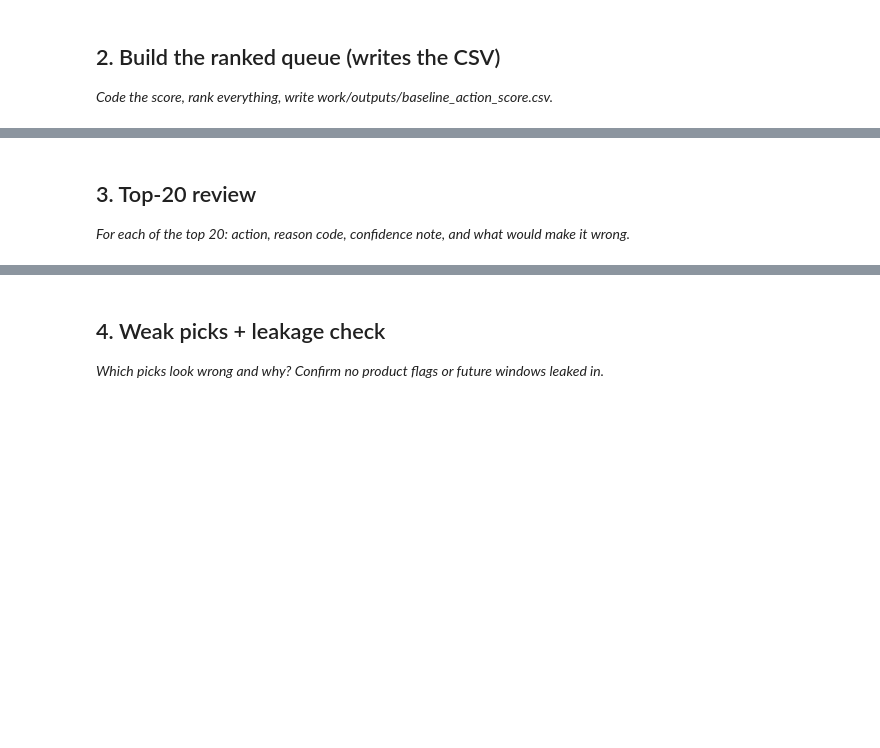
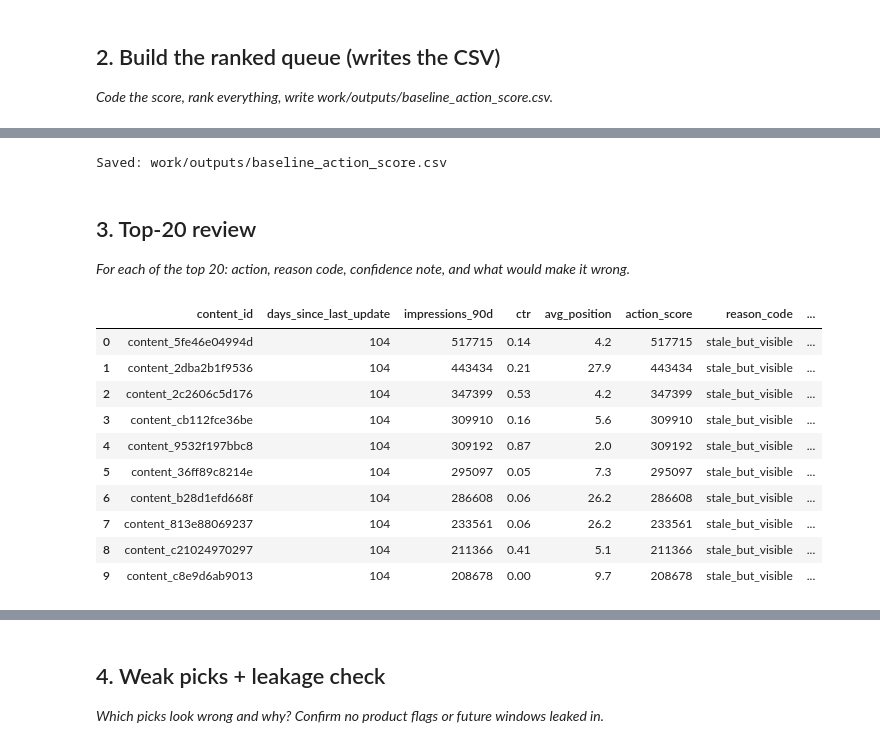
Before and after one commit to aliakhtar1010/search-ranking-ml, a Jupyter notebook: work/notebooks/w04_baseline_score.ipynb, the cells around one changed output, grey strips where cells are left out. Drawn from its saved outputs; the diff is of its cells as text; code cells hidden in the pictures; blank space fills up the shorter version.

Commit message:
build content refresh prioritization baseline

```diff
--- a/work/notebooks/w04_baseline_score.ipynb
+++ b/work/notebooks/w04_baseline_score.ipynb
@@ -15,0 +13,11 @@ This skeleton is yours to fill. Work the sections **in order** — each one has
+# %%
+import pandas as pd
+import numpy as np
+
+DATA_URL = "https://raw.githubusercontent.com/aliakhtar1010/search-ranking-ml/main/data/raw/content_refresh_anonymized.csv"
+
+df = pd.read_csv(DATA_URL)
+
+print("Shape:", df.shape)
+print("\nColumns:")
+print(df.columns.tolist())
@@ -15,0 +29,14 @@ This skeleton is yours to fill. Work the sections **in order** — each one has
+# %%
+# Create the evaluation label.
+# Used ONLY to evaluate our baseline rule — never as an input to the score.
+
+df["is_declining_label"] = (
+    df["trend_direction"].str.lower() == "down"
+).astype(int)
+
+print("Rows:", len(df))
+print("Declining pages:", df["is_declining_label"].sum())
+print("Base decline rate:", round(df["is_declining_label"].mean(), 3))
+
+print("\nTrend direction counts:")
+print(df["trend_direction"].value_counts(dropna=False))
@@ -23,3 +267,24 @@ This skeleton is yours to fill. Work the sections **in order** — each one has
+# %%
+os.makedirs("work/outputs", exist_ok=True)
+
+output_columns = [
+    "content_id",
+    "client_id",
+    "action_score",
+    "reason_code",
+    "action_label",
+    "days_since_last_update",
+    "impressions_90d"
+]
+
+baseline[output_columns].to_csv(
+    "work/outputs/baseline_action_score.csv",
+    index=False
+)
+
+print("Saved: work/outputs/baseline_action_score.csv")
+# %% [output]
+Saved: work/outputs/baseline_action_score.csv
 # %% [markdown]
 ## 3. Top-20 review
 
@@ -27,3 +292,29 @@ This skeleton is yours to fill. Work the sections **in order** — each one has
 # %%
 # This cell is for CODE (numbers, a query, a check).
 # Write your text answer in the cell ABOVE this one — typing sentences here breaks Run All.
+top10_review = baseline.head(10)[
+    [
+        "content_id",
+        "days_since_last_update",
+        "impressions_90d",
+        "ctr",
+        "avg_position",
+        "action_score",
+        "reason_code",
+        "action_label"
+    ]
+].copy()
+
+display(top10_review)
+# %% [output]
+|  | content_id | days_since_last_update | impressions_90d | ctr | avg_position | action_score | reason_code | ... |
+| 0 | content_5fe46e04994d | 104 | 517715 | 0.14 | 4.2 | 517715 | stale_but_visible | ... |
+| 1 | content_2dba2b1f9536 | 104 | 443434 | 0.21 | 27.9 | 443434 | stale_but_visible | ... |
+| 2 | content_2c2606c5d176 | 104 | 347399 | 0.53 | 4.2 | 347399 | stale_but_visible | ... |
+| 3 | content_cb112fce36be | 104 | 309910 | 0.16 | 5.6 | 309910 | stale_but_visible | ... |
+| 4 | content_9532f197bbc8 | 104 | 309192 | 0.87 | 2.0 | 309192 | stale_but_visible | ... |
+| 5 | content_36ff89c8214e | 104 | 295097 | 0.05 | 7.3 | 295097 | stale_but_visible | ... |
+| 6 | content_b28d1efd668f | 104 | 286608 | 0.06 | 26.2 | 286608 | stale_but_visible | ... |
+| 7 | content_813e88069237 | 104 | 233561 | 0.06 | 26.2 | 233561 | stale_but_visible | ... |
+| 8 | content_c21024970297 | 104 | 211366 | 0.41 | 5.1 | 211366 | stale_but_visible | ... |
+| 9 | content_c8e9d6ab9013 | 104 | 208678 | 0.00 | 9.7 | 208678 | stale_but_visible | ... |
```
Also changed, not shown: parts of 13 cells of this notebook.
